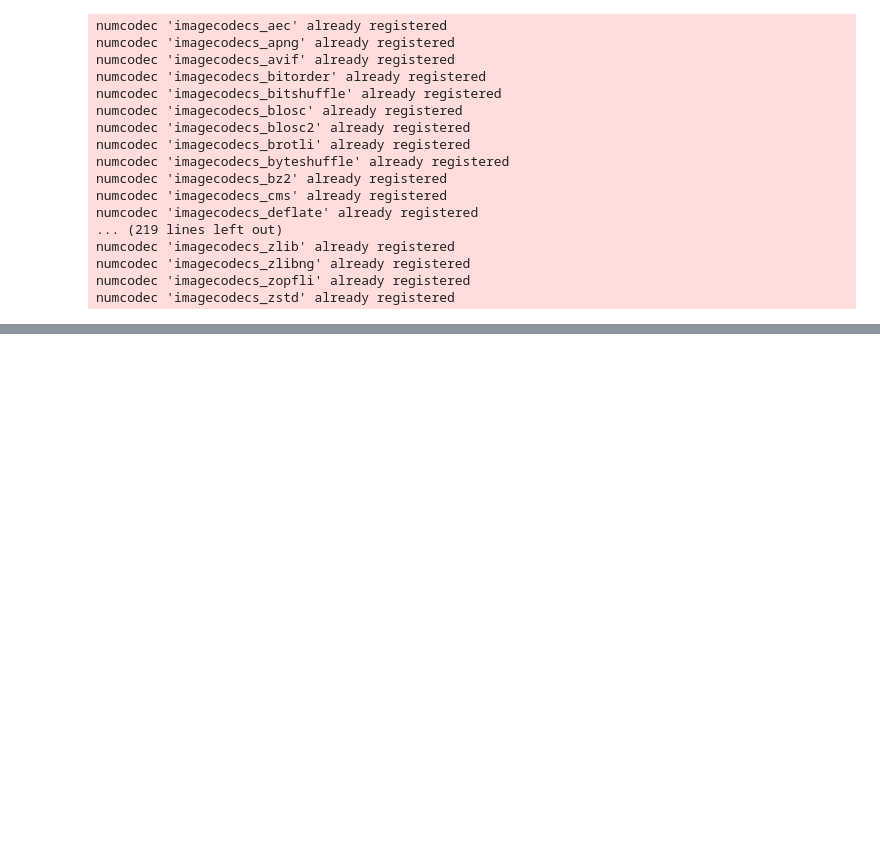
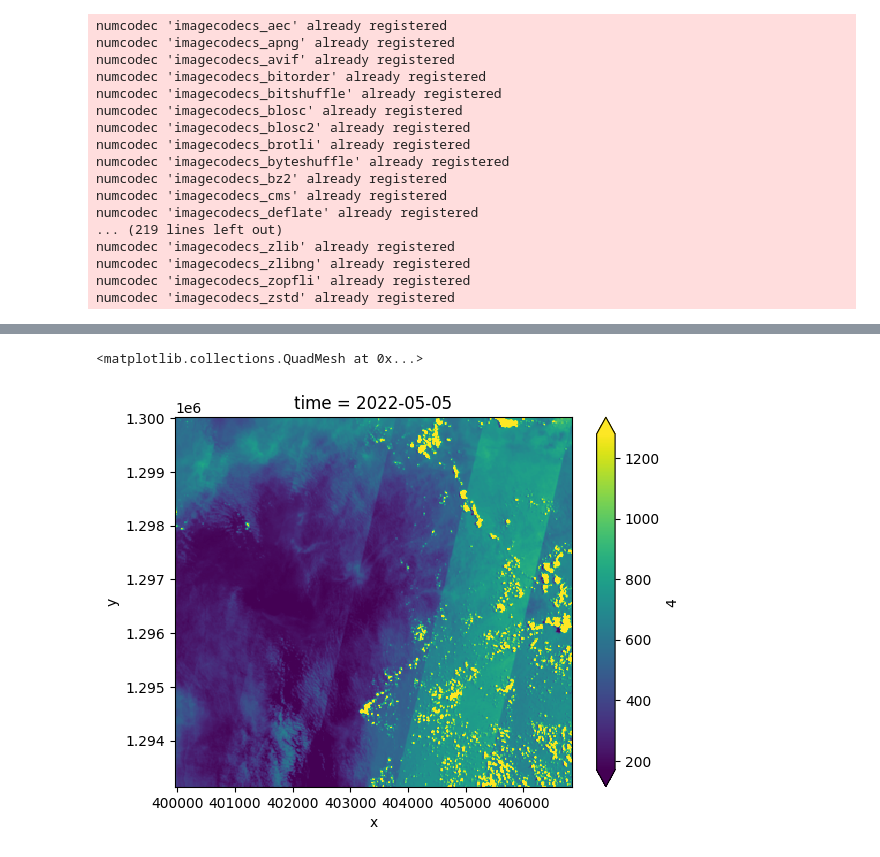
Before and after one commit to carbonplan/xrefcoord, a Jupyter notebook: demo/multiscale.ipynb, the cells around one changed output, grey strips where cells are left out. Cells and saved outputs as stored; diff of their text form; code cells hidden in the pictures; blank space fills up the shorter version.

```diff
--- a/demo/multiscale.ipynb
+++ b/demo/multiscale.ipynb
@@ -62,0 +238,5 @@ dt["0"].ds["0"].where(dt["0"].ds["0"] < 60000).isel(time=0).plot(robust=True)
+# %%
+dt["4"].isel(time=0)["4"].plot(robust=True)
+# %% [output]
+<matplotlib.collections.QuadMesh at 0x...>
+[figure, added]
```
Also changed, not shown: parts of 13 cells of this notebook, 2 other files.
